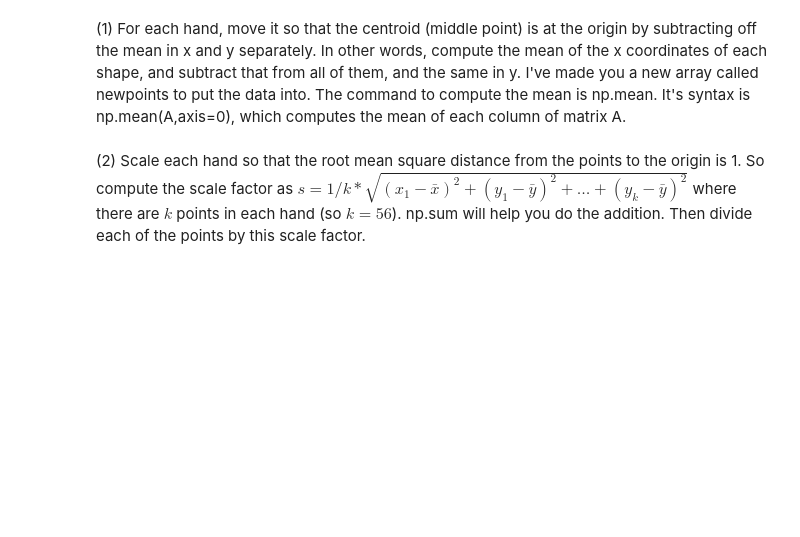
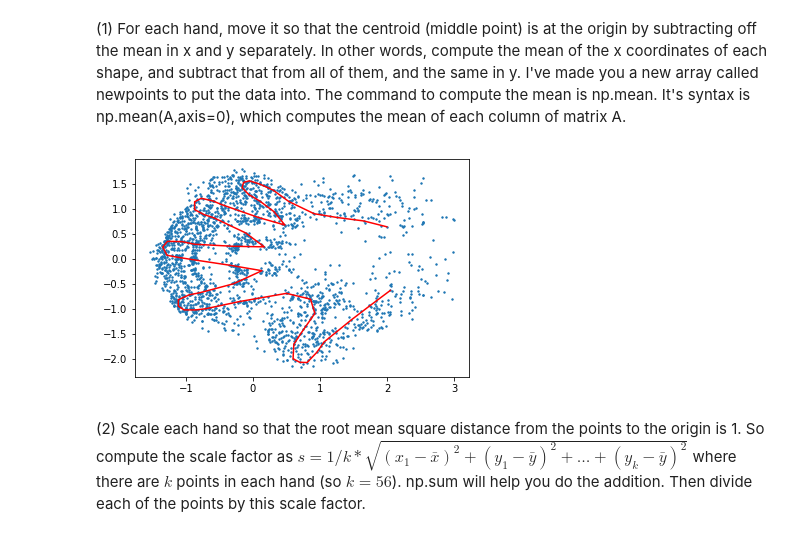
Before and after one commit to hanhnus/DATA201, a Jupyter notebook: Project 1.ipynb, the cells around one changed output. Cells and saved outputs as stored; diff of their text form; code cells hidden in the pictures; blank space fills up the shorter version.

```diff
--- a/Project 1.ipynb
+++ b/Project 1.ipynb
@@ -387,0 +515,9 @@ newpoints = np.zeros(np.shape(points))
+# %%
+x_mean = np.mean(scaled_hand_points[:56,:], axis = 0)
+y_mean = np.mean(scaled_hand_points[56:,:], axis = 0)
+scaled_hand_points[:56,:] -= x_mean
+scaled_hand_points[56:,:] -= y_mean
+pl.scatter(scaled_hand_points[:56,:], scaled_hand_points[56:,:], s = 2);
+pl.plot(scaled_hand_points[:56,0],    scaled_hand_points[56:,0], "r-");
+# %% [output]
+[figure, added]
```
Also changed, not shown: parts of 26 cells of this notebook.
